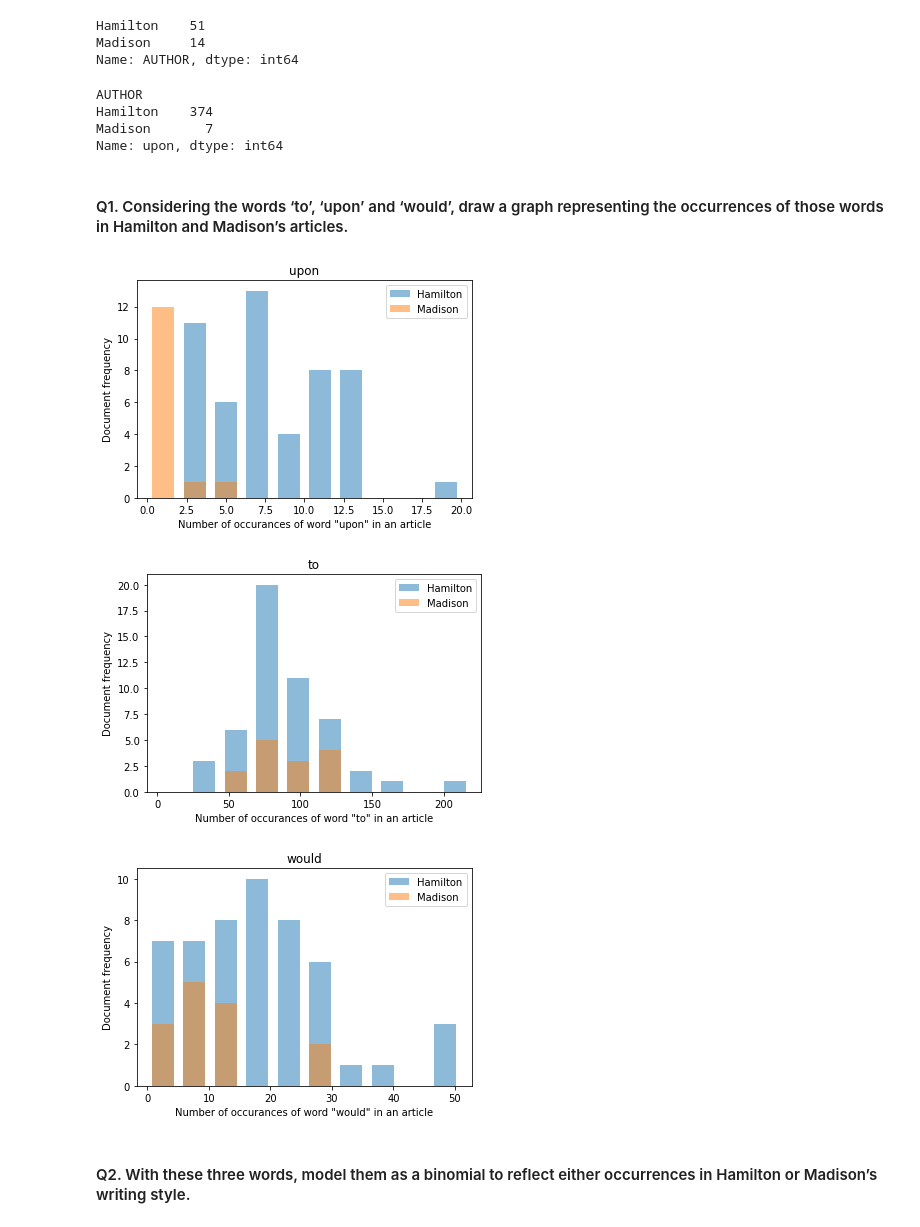
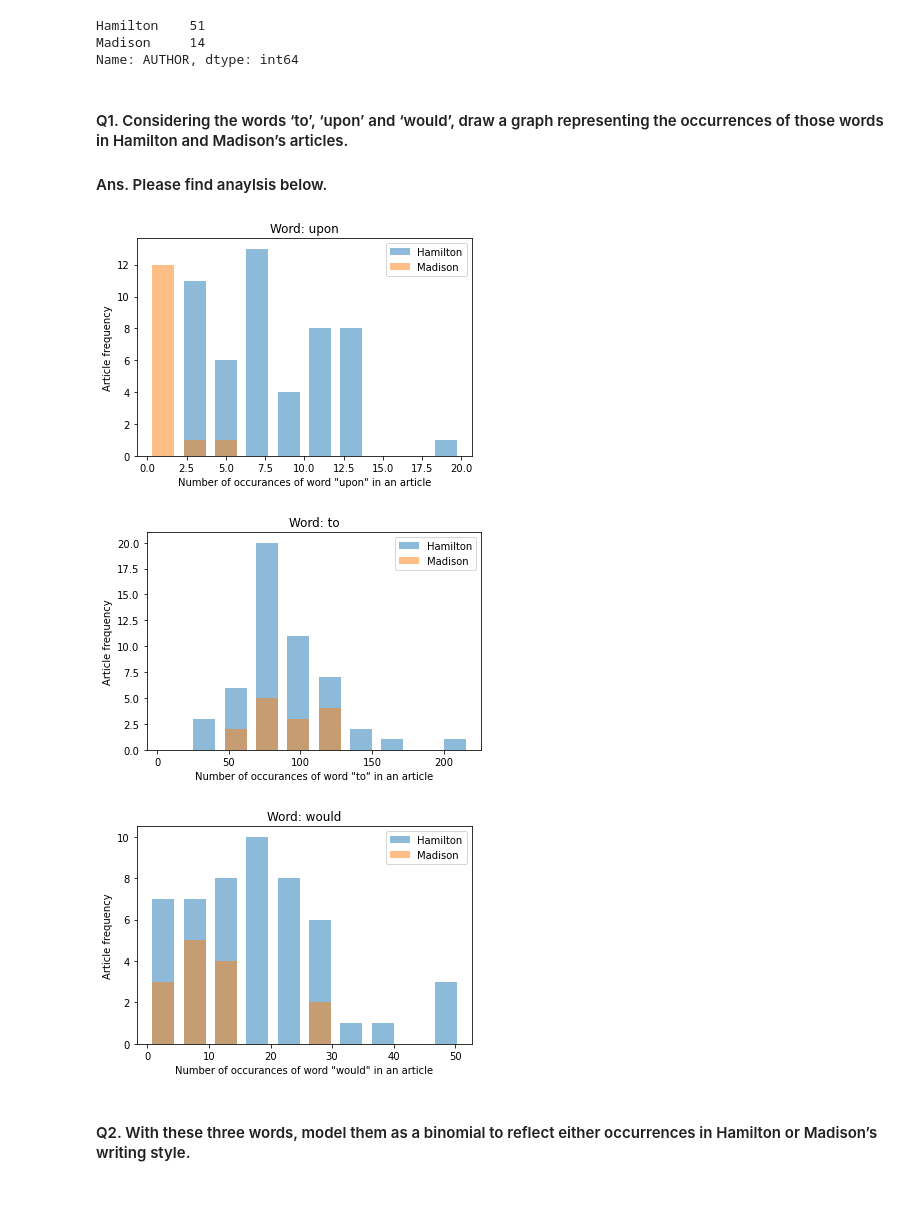
Before and after one commit to VedasriNakka/DH-Week1, a Jupyter notebook: week5/w5_DH.ipynb, the cells around one changed output. Saved outputs shown, nothing was run; the diff lists cells and outputs as text; code cells hidden in the pictures; blank space fills up the shorter version.

```diff
--- a/week5/w5_DH.ipynb
+++ b/week5/w5_DH.ipynb
@@ -36,31 +34,24 @@ print(df_known['AUTHOR'].value_counts())
 Hamilton    51
 Madison     14
 Name: AUTHOR, dtype: int64
-# %%
-# df_known.groupby('AUTHOR')['upon'].head()
-# df_known.groupby('AUTHOR')['upon'].tail()
-df_known.groupby('AUTHOR')['upon'].sum()
-# %% [output]
-AUTHOR
-Hamilton    374
-Madison       7
-Name: upon, dtype: int64
 # %% [markdown]
 #### Q1. Considering the words ‘to’, ‘upon’ and ‘would’, draw a graph representing the occurrences of those words in Hamilton and Madison’s articles.
+
+#### Ans. Please find anaylsis below.
 # %%
 for word in ['upon','to','would']:
 
     maxwordcount = df_known[word].max()
     df_known.groupby('AUTHOR')[word].plot.hist(rwidth=0.7,alpha=0.5, range=(0, maxwordcount), legend=True)
-    plt.title(word)
+    plt.title("Word: {}".format(word))
     plt.xlabel('Number of occurances of word "{}" in an article'.format(word))
-    plt.ylabel('Document frequency')
+    plt.ylabel('Article frequency')
 
     plt.show()
 # %% [output]
-[figure, old version]
+[figure, new version]
-[figure, old version]
+[figure, new version]
-[figure, old version]
+[figure, new version]
 # %% [markdown]
 #### Q2. With these three words, model them as a binomial to reflect either occurrences in Hamilton or Madison’s writing style.
 # %% [markdown]
```
Also changed, not shown: parts of 28 cells of this notebook, 1 other file.
